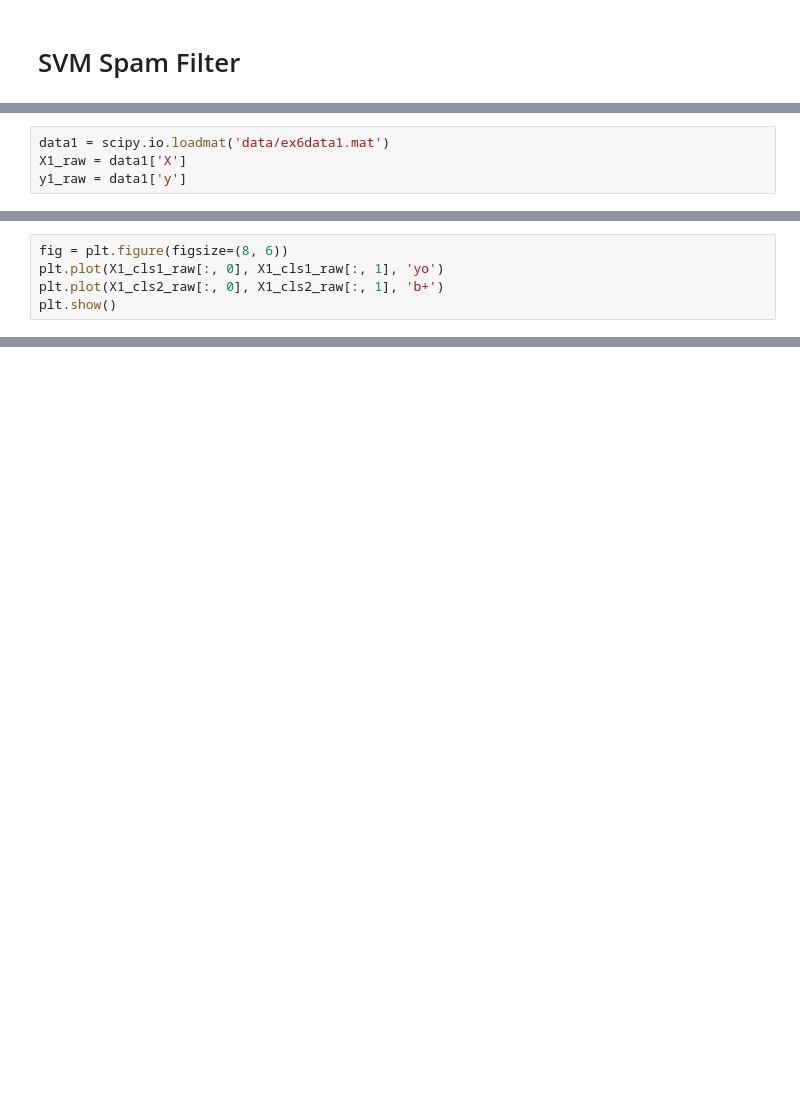
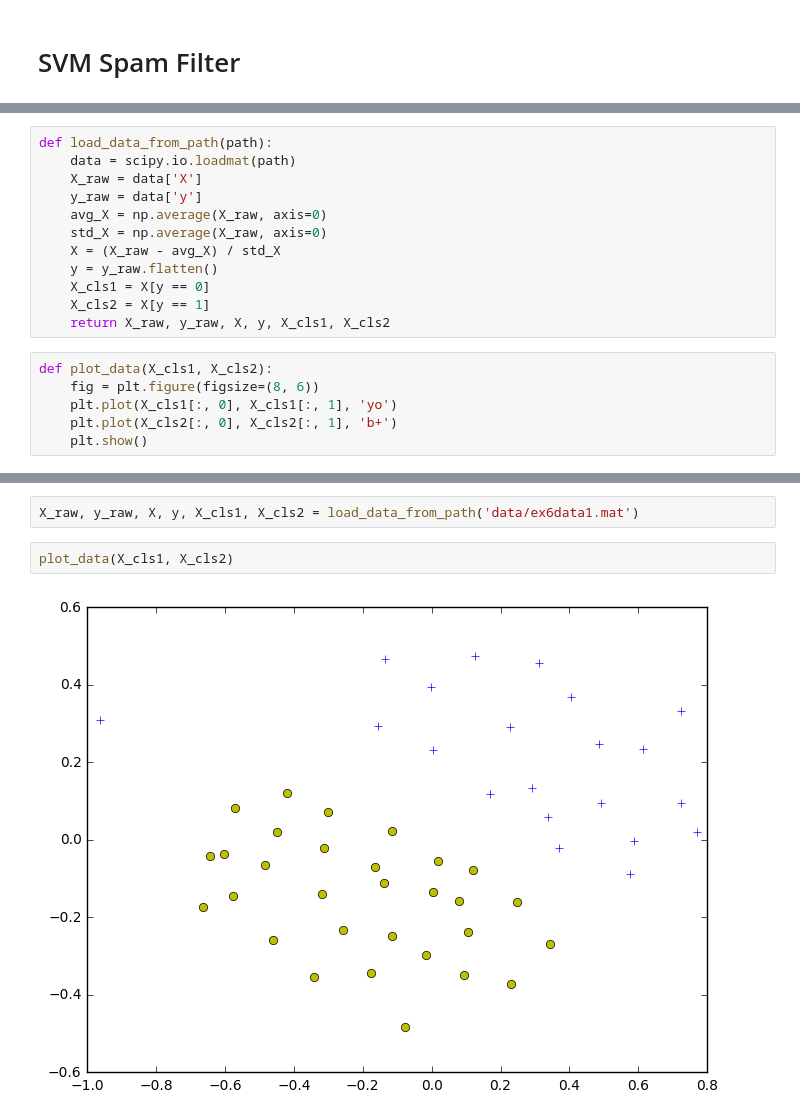
Before and after one commit to shuyangsun/svm_spam_filter, a Jupyter notebook: svm_spam_filter.ipynb, the cells around one changed output, grey strips where cells are left out. Saved outputs shown, nothing was run; the diff lists cells and outputs as text; blank space fills up the shorter version.

```diff
--- a/svm_spam_filter.ipynb
+++ b/svm_spam_filter.ipynb
@@ -6,6 +7,2 @@ import numexpr as ne
 import matplotlib.pyplot as plt
 import scipy.io
-# %%
-data1 = scipy.io.loadmat('data/ex6data1.mat')
-X1_raw = data1['X']
-y1_raw = data1['y']
@@ -15,5 +9,18 @@ X1_cls2_raw = X1_raw[(y1_raw == 1).flatten()]
+# %%
+def load_data_from_path(path):
+    data = scipy.io.loadmat(path)
+    X_raw = data['X']
+    y_raw = data['y']
+    avg_X = np.average(X_raw, axis=0)
+    std_X = np.average(X_raw, axis=0)
+    X = (X_raw - avg_X) / std_X
+    y = y_raw.flatten()
+    X_cls1 = X[y == 0]
+    X_cls2 = X[y == 1]
+    return X_raw, y_raw, X, y, X_cls1, X_cls2
 # %%
-fig = plt.figure(figsize=(8, 6))
-plt.plot(X1_cls1_raw[:, 0], X1_cls1_raw[:, 1], 'yo')
-plt.plot(X1_cls2_raw[:, 0], X1_cls2_raw[:, 1], 'b+')
-plt.show()
+def plot_data(X_cls1, X_cls2):
+    fig = plt.figure(figsize=(8, 6))
+    plt.plot(X_cls1[:, 0], X_cls1[:, 1], 'yo')
+    plt.plot(X_cls2[:, 0], X_cls2[:, 1], 'b+')
+    plt.show()
@@ -21,0 +73,6 @@ plt.show()
+# %%
+X_raw, y_raw, X, y, X_cls1, X_cls2 = load_data_from_path('data/ex6data1.mat')
+# %%
+plot_data(X_cls1, X_cls2)
+# %% [output]
+[figure, added]
```
Also changed, not shown: parts of 5 cells of this notebook.
